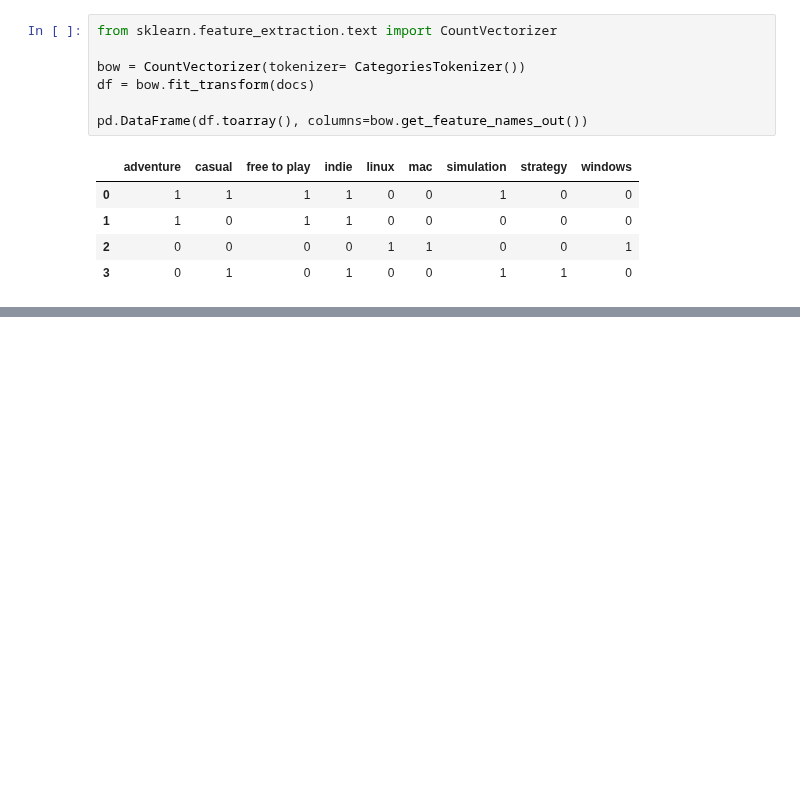
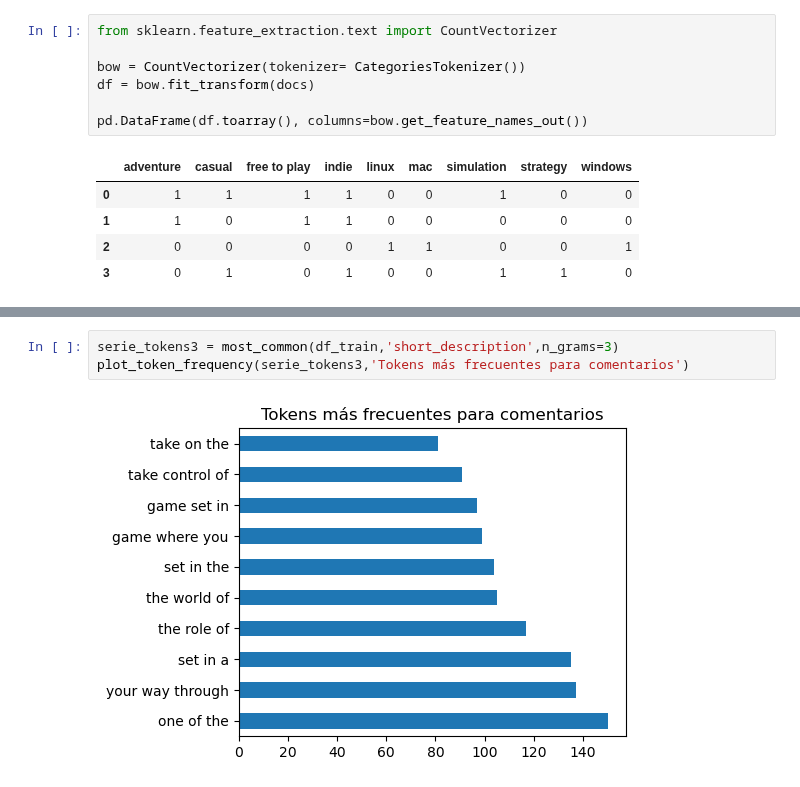
Before and after one commit to camilocarvajalreyes/laboratorios-MDS7202, a Jupyter notebook: Proyecto/borrador_EDA.ipynb, the cells around one changed output, grey strips where cells are left out. Drawn from its saved outputs; the diff is of its cells as text; blank space fills up the shorter version.

```diff
--- a/Proyecto/borrador_EDA.ipynb
+++ b/Proyecto/borrador_EDA.ipynb
@@ -217,0 +226,5 @@ preprocessing = ColumnTransformer(
+# %%
+serie_tokens3 = most_common(df_train,'short_description',n_grams=3)
+plot_token_frequency(serie_tokens3,'Tokens más frecuentes para comentarios')
+# %% [output]
+[figure, added]
```
Also changed, not shown: parts of 5 cells of this notebook, 2 other files.
